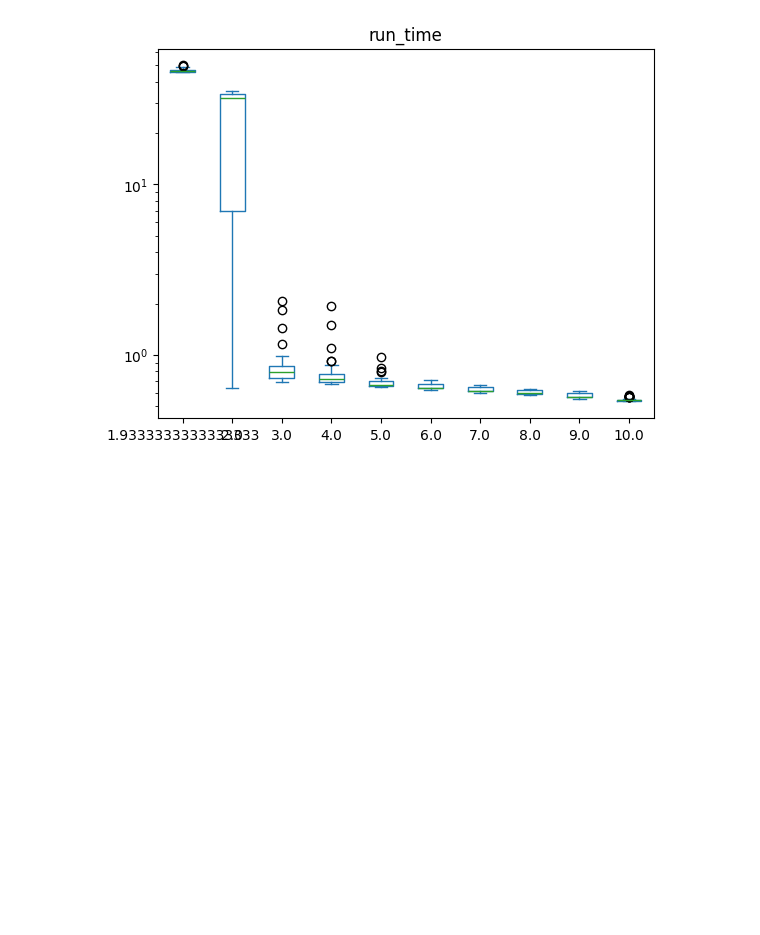
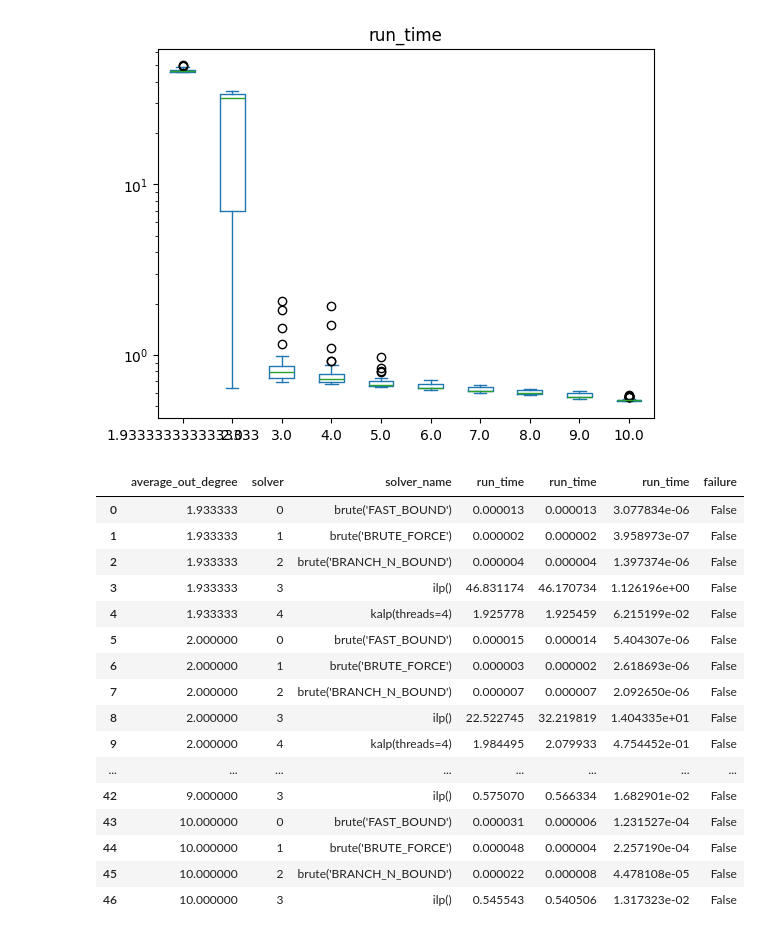
Before and after one commit to blinkybool/LongestPath, a Jupyter notebook: notebooks/benchmarking_hamiltonians.ipynb, the cells around one changed output. Saved outputs shown, nothing was run; the diff lists cells and outputs as text; code cells hidden in the pictures; blank space fills up the shorter version.

```diff
--- a/notebooks/benchmarking_hamiltonians.ipynb
+++ b/notebooks/benchmarking_hamiltonians.ipynb
@@ -97,3 +111,29 @@ to_plot = df_grouped_failures_removed.pivot(index='average_out_degree', columns=
+# %%
+df \
+  .groupby(['average_out_degree', 'solver', 'solver_name']) \
+  .agg({
+    "run_time": ["mean", "median", "std"],
+    "failure": "any"
+  }).reset_index() \
+    .droplevel(1, axis=1)
+# %% [output]
+|  | average_out_degree | solver | solver_name | run_time | run_time | run_time | failure |
+| 0 | 1.933333 | 0 | brute('FAST_BOUND') | 0.000013 | 0.000013 | 3.077834e-06 | False |
+| 1 | 1.933333 | 1 | brute('BRUTE_FORCE') | 0.000002 | 0.000002 | 3.958973e-07 | False |
+| 2 | 1.933333 | 2 | brute('BRANCH_N_BOUND') | 0.000004 | 0.000004 | 1.397374e-06 | False |
+| 3 | 1.933333 | 3 | ilp() | 46.831174 | 46.170734 | 1.126196e+00 | False |
+| 4 | 1.933333 | 4 | kalp(threads=4) | 1.925778 | 1.925459 | 6.215199e-02 | False |
+| 5 | 2.000000 | 0 | brute('FAST_BOUND') | 0.000015 | 0.000014 | 5.404307e-06 | False |
+| 6 | 2.000000 | 1 | brute('BRUTE_FORCE') | 0.000003 | 0.000002 | 2.618693e-06 | False |
+| 7 | 2.000000 | 2 | brute('BRANCH_N_BOUND') | 0.000007 | 0.000007 | 2.092650e-06 | False |
+| 8 | 2.000000 | 3 | ilp() | 22.522745 | 32.219819 | 1.404335e+01 | False |
+| 9 | 2.000000 | 4 | kalp(threads=4) | 1.984495 | 2.079933 | 4.754452e-01 | False |
+| ... | ... | ... | ... | ... | ... | ... | ... |
+| 42 | 9.000000 | 3 | ilp() | 0.575070 | 0.566334 | 1.682901e-02 | False |
+| 43 | 10.000000 | 0 | brute('FAST_BOUND') | 0.000031 | 0.000006 | 1.231527e-04 | False |
+| 44 | 10.000000 | 1 | brute('BRUTE_FORCE') | 0.000048 | 0.000004 | 2.257190e-04 | False |
+| 45 | 10.000000 | 2 | brute('BRANCH_N_BOUND') | 0.000022 | 0.000008 | 4.478108e-05 | False |
+| 46 | 10.000000 | 3 | ilp() | 0.545543 | 0.540506 | 1.317323e-02 | False |
 # %%
 df_grouped_failures_removed.groupby(["solver_name"]).agg({"failure": "count"}).reset_index().rename(columns={"failure": "count"})
 # %% [output]
```
Also changed, not shown: parts of 11 cells of this notebook, 2 other files.
